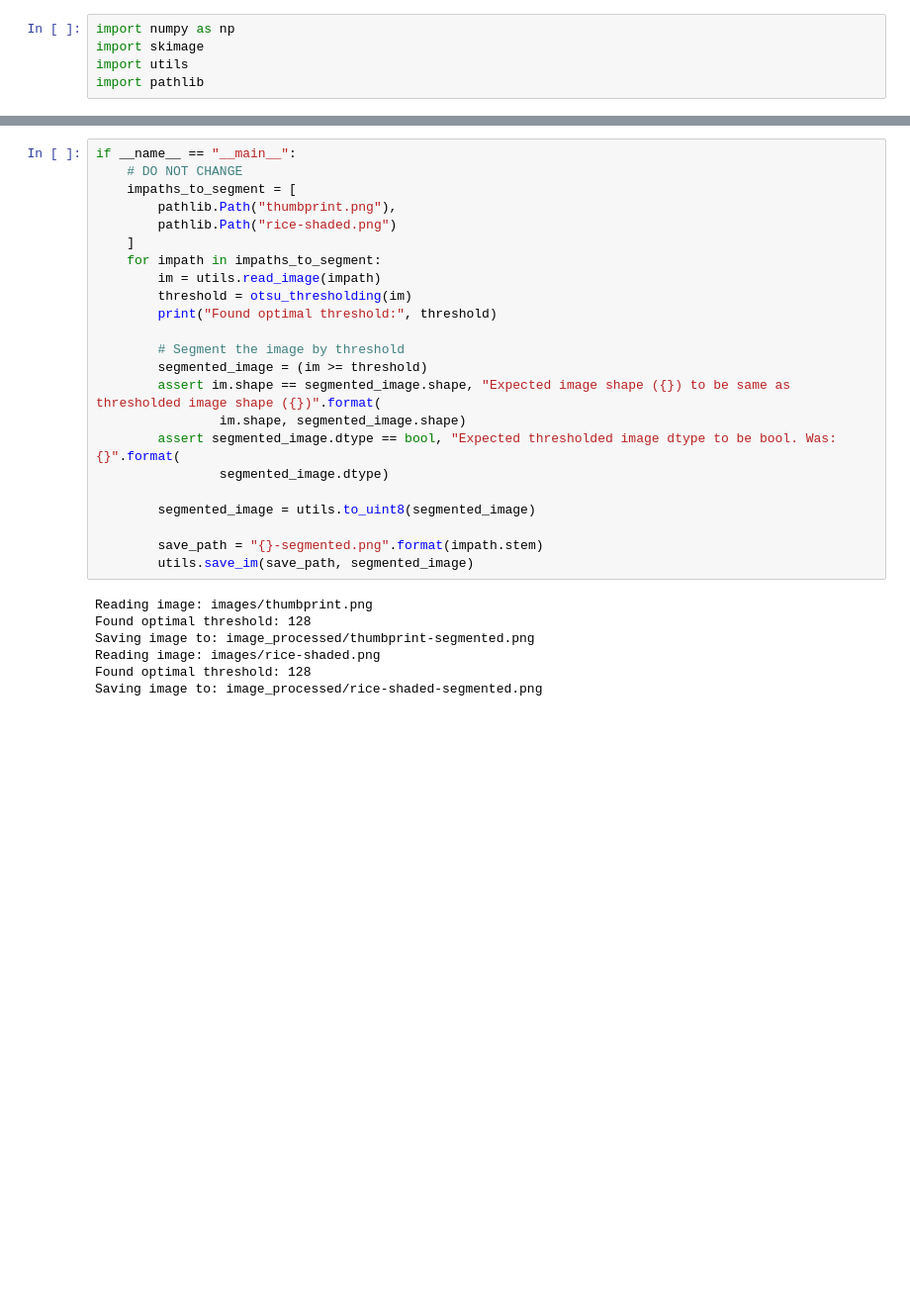
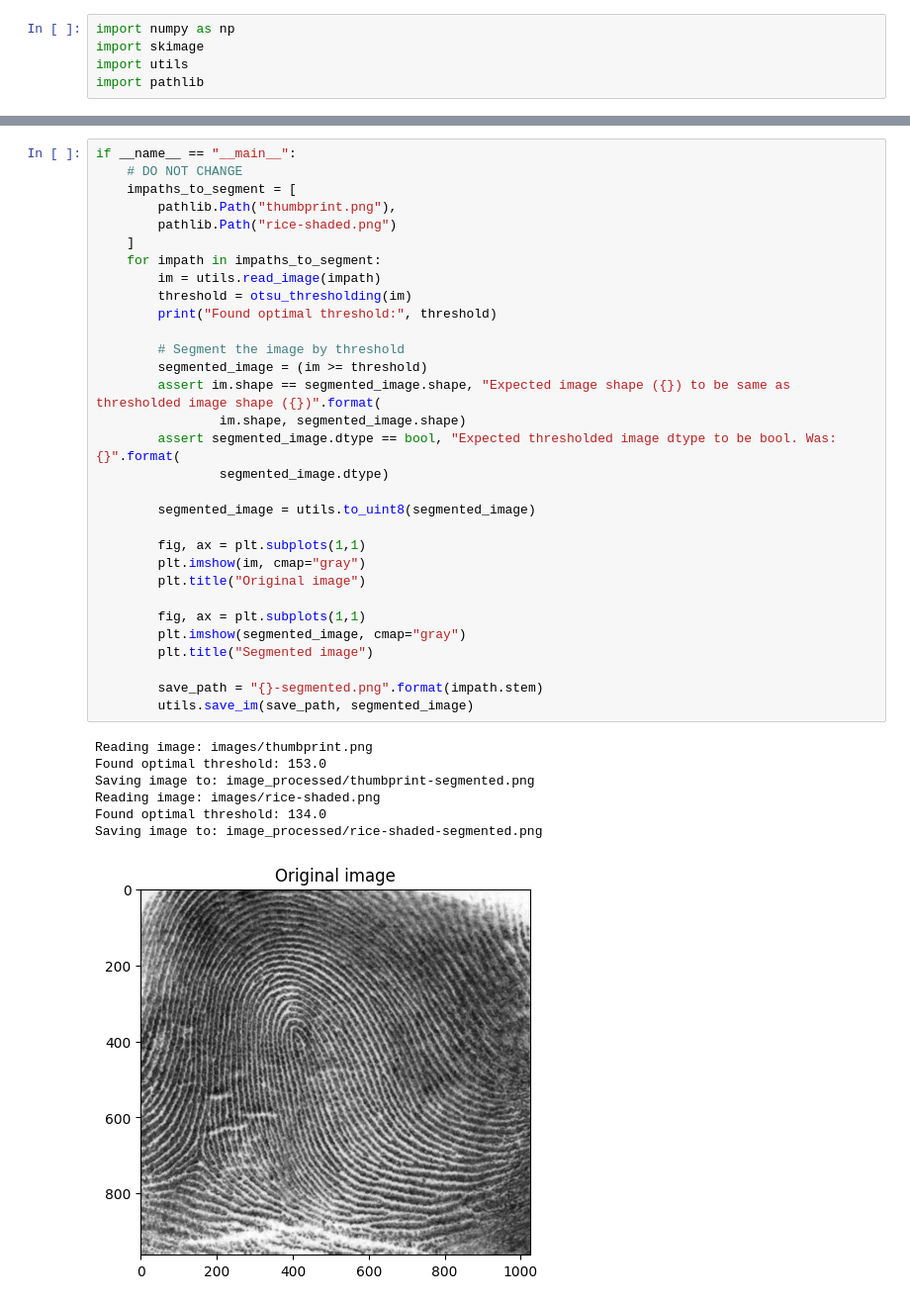
Before and after one commit to Fanchoir302/TDT4195-StarterCode-2025, a Jupyter notebook: Assignment 3/otsu_thresholding.ipynb, the cells around one changed output, grey strips where cells are left out. Shown at 99% size. Drawn from its saved outputs; the diff is of its cells as text; blank space fills up the shorter version.

```diff
--- a/Assignment 3/otsu_thresholding.ipynb
+++ b/Assignment 3/otsu_thresholding.ipynb
@@ -28,30 +80,39 @@ def otsu_thresholding(im: np.ndarray) -> int:
 # %%
 if __name__ == "__main__":
     # DO NOT CHANGE
     impaths_to_segment = [
         pathlib.Path("thumbprint.png"),
         pathlib.Path("rice-shaded.png")
     ]
     for impath in impaths_to_segment:
         im = utils.read_image(impath)
         threshold = otsu_thresholding(im)
         print("Found optimal threshold:", threshold)
 
         # Segment the image by threshold
         segmented_image = (im >= threshold)
         assert im.shape == segmented_image.shape, "Expected image shape ({}) to be same as thresholded image shape ({})".format(
                 im.shape, segmented_image.shape)
         assert segmented_image.dtype == bool, "Expected thresholded image dtype to be bool. Was: {}".format(
                 segmented_image.dtype)
 
         segmented_image = utils.to_uint8(segmented_image)
 
+        fig, ax = plt.subplots(1,1)
+        plt.imshow(im, cmap="gray")
+        plt.title("Original image")
+
+        fig, ax = plt.subplots(1,1)
+        plt.imshow(segmented_image, cmap="gray")
+        plt.title("Segmented image")
+
         save_path = "{}-segmented.png".format(impath.stem)
         utils.save_im(save_path, segmented_image)
 # %% [output]
 Reading image: images/thumbprint.png
-Found optimal threshold: 128
+Found optimal threshold: 153.0
 Saving image to: image_processed/thumbprint-segmented.png
 Reading image: images/rice-shaded.png
-Found optimal threshold: 128
+Found optimal threshold: 134.0
 Saving image to: image_processed/rice-shaded-segmented.png
+[figure, added]
```
Also changed, not shown: parts of 2 cells of this notebook, 2 other files.
